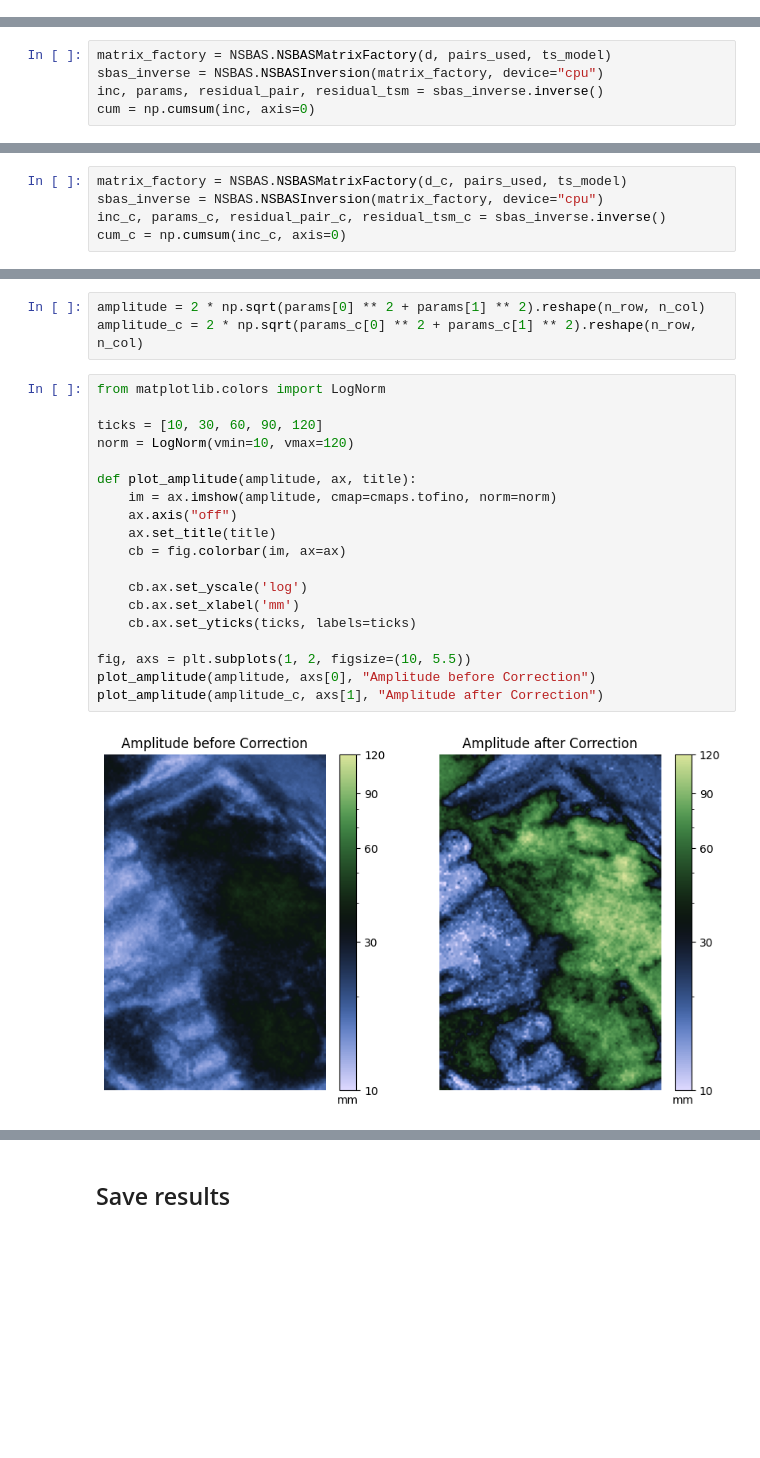
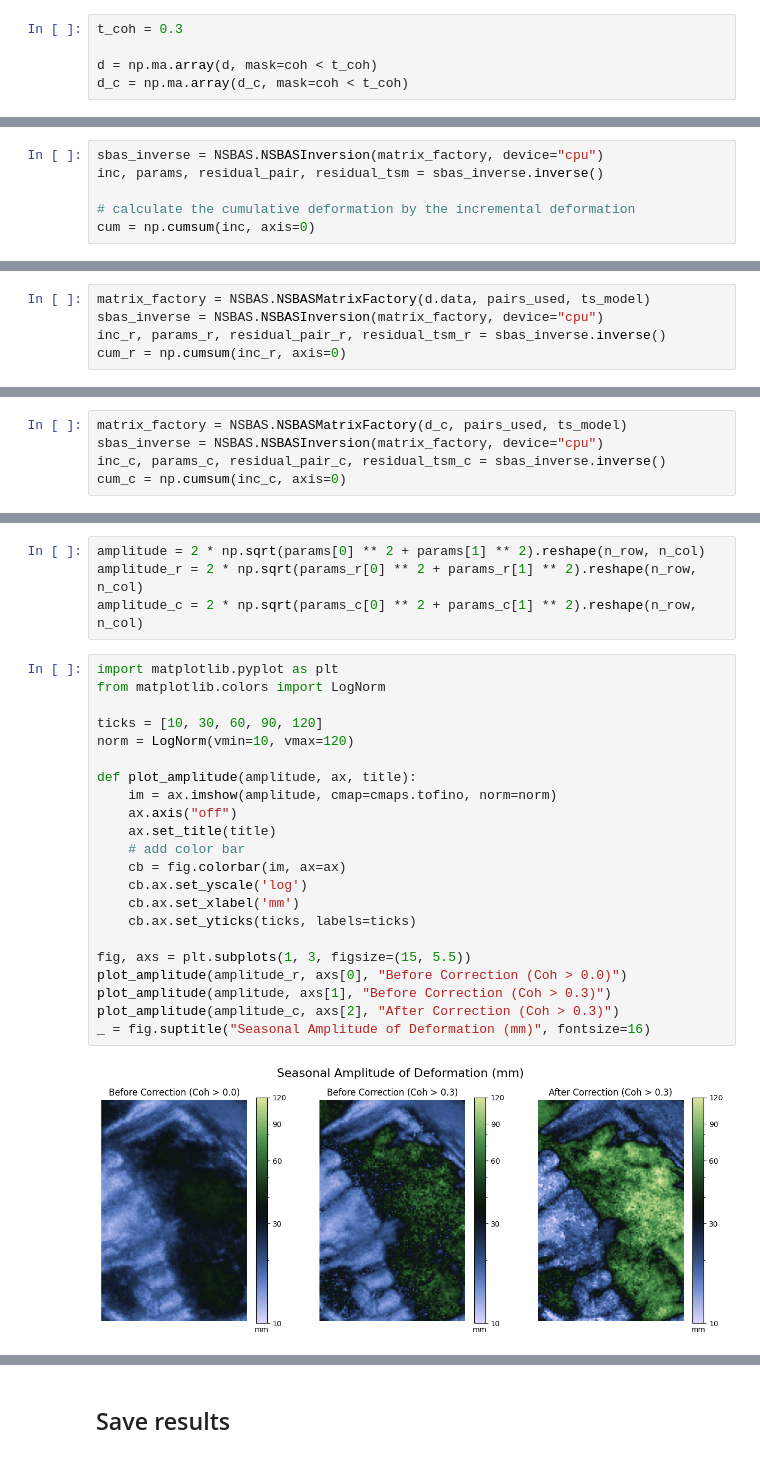
Before and after one commit to Fanchengyan/FanInSAR, a Jupyter notebook: docs/source/user_guide/quick_start.ipynb, the cells around one changed output, grey strips where cells are left out. Drawn from its saved outputs; the diff is of its cells as text; blank space fills up the shorter version.

```diff
--- a/docs/source/user_guide/quick_start.ipynb
+++ b/docs/source/user_guide/quick_start.ipynb
@@ -258,0 +290,5 @@ d_c = pdc.phase2deformation(unw_c)
+# %%
+t_coh = 0.3
+
+d = np.ma.array(d, mask=coh < t_coh)
+d_c = np.ma.array(d_c, mask=coh < t_coh)
@@ -262,0 +355,6 @@ ts_model = NSBAS.AnnualSemiannualSinusoidal(pairs_used.dates)
+# %%
+sbas_inverse = NSBAS.NSBASInversion(matrix_factory, device="cpu")
+inc, params, residual_pair, residual_tsm = sbas_inverse.inverse()
+
+# calculate the cumulative deformation by the incremental deformation
+cum = np.cumsum(inc, axis=0)
@@ -263,5 +368,5 @@ ts_model = NSBAS.AnnualSemiannualSinusoidal(pairs_used.dates)
 # %%
-matrix_factory = NSBAS.NSBASMatrixFactory(d, pairs_used, ts_model)
+matrix_factory = NSBAS.NSBASMatrixFactory(d.data, pairs_used, ts_model)
 sbas_inverse = NSBAS.NSBASInversion(matrix_factory, device="cpu")
-inc, params, residual_pair, residual_tsm = sbas_inverse.inverse()
-cum = np.cumsum(inc, axis=0)
+inc_r, params_r, residual_pair_r, residual_tsm_r = sbas_inverse.inverse()
+cum_r = np.cumsum(inc_r, axis=0)
@@ -275,24 +404,28 @@ cum_c = np.cumsum(inc_c, axis=0)
 # %%
 amplitude = 2 * np.sqrt(params[0] ** 2 + params[1] ** 2).reshape(n_row, n_col)
+amplitude_r = 2 * np.sqrt(params_r[0] ** 2 + params_r[1] ** 2).reshape(n_row, n_col)
 amplitude_c = 2 * np.sqrt(params_c[0] ** 2 + params_c[1] ** 2).reshape(n_row, n_col)
 # %%
+import matplotlib.pyplot as plt
 from matplotlib.colors import LogNorm
 
 ticks = [10, 30, 60, 90, 120]
 norm = LogNorm(vmin=10, vmax=120)
 
 def plot_amplitude(amplitude, ax, title):
     im = ax.imshow(amplitude, cmap=cmaps.tofino, norm=norm)
     ax.axis("off")
     ax.set_title(title)
+    # add color bar
     cb = fig.colorbar(im, ax=ax)
-
     cb.ax.set_yscale('log')
     cb.ax.set_xlabel('mm')
     cb.ax.set_yticks(ticks, labels=ticks)
 
-fig, axs = plt.subplots(1, 2, figsize=(10, 5.5))
-plot_amplitude(amplitude, axs[0], "Amplitude before Correction")
-plot_amplitude(amplitude_c, axs[1], "Amplitude after Correction")
+fig, axs = plt.subplots(1, 3, figsize=(15, 5.5))
+plot_amplitude(amplitude_r, axs[0], "Before Correction (Coh > 0.0)")
+plot_amplitude(amplitude, axs[1], "Before Correction (Coh > 0.3)")
+plot_amplitude(amplitude_c, axs[2], "After Correction (Coh > 0.3)")
+_ = fig.suptitle("Seasonal Amplitude of Deformation (mm)", fontsize=16)
 # %% [output]
-[figure, old version]
+[figure, new version]
```
Also changed, not shown: parts of 31 cells of this notebook, 2 other files.
